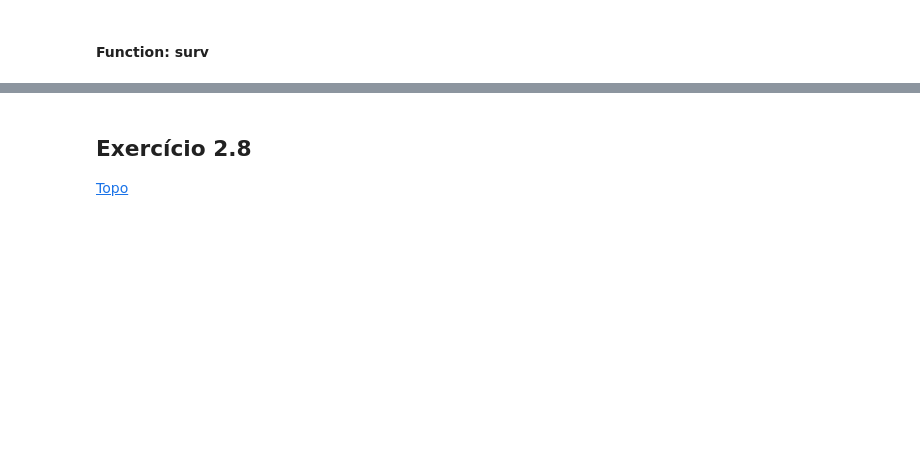
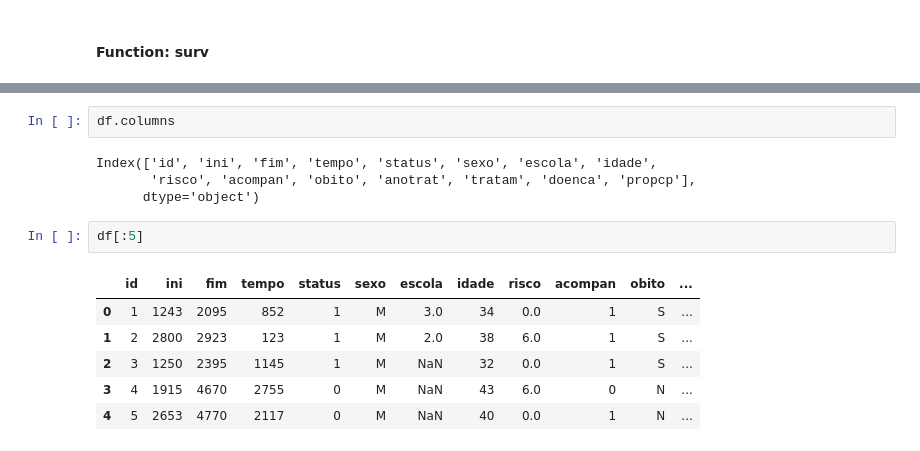
Before and after one commit to cbeluzo/dm017, a Jupyter notebook: Exercicios_Capitulo_02.ipynb, the cells around one changed output, grey strips where cells are left out. Cells and saved outputs as stored; diff of their text form; blank space fills up the shorter version.

Commit message:
Exercicios - checkpoint

```diff
--- a/Exercicios_Capitulo_02.ipynb
+++ b/Exercicios_Capitulo_02.ipynb
@@ -665,4 +661,15 @@ myDf
-# %% [markdown]
-## Exercício 2.8  <a id='Exercicio2.8'></a>
-
-[Topo](#topo)
+# %%
+df.columns
+# %% [output]
+Index(['id', 'ini', 'fim', 'tempo', 'status', 'sexo', 'escola', 'idade',
+       'risco', 'acompan', 'obito', 'anotrat', 'tratam', 'doenca', 'propcp'],
+      dtype='object')
+# %%
+df[:5]
+# %% [output]
+|  | id | ini | fim | tempo | status | sexo | escola | idade | risco | acompan | obito | ... |
+| 0 | 1 | 1243 | 2095 | 852 | 1 | M | 3.0 | 34 | 0.0 | 1 | S | ... |
+| 1 | 2 | 2800 | 2923 | 123 | 1 | M | 2.0 | 38 | 6.0 | 1 | S | ... |
+| 2 | 3 | 1250 | 2395 | 1145 | 1 | M | NaN | 32 | 0.0 | 1 | S | ... |
+| 3 | 4 | 1915 | 4670 | 2755 | 0 | M | NaN | 43 | 6.0 | 0 | N | ... |
+| 4 | 5 | 2653 | 4770 | 2117 | 0 | M | NaN | 40 | 0.0 | 1 | N | ... |
```
Also changed, not shown: parts of 11 cells of this notebook.
